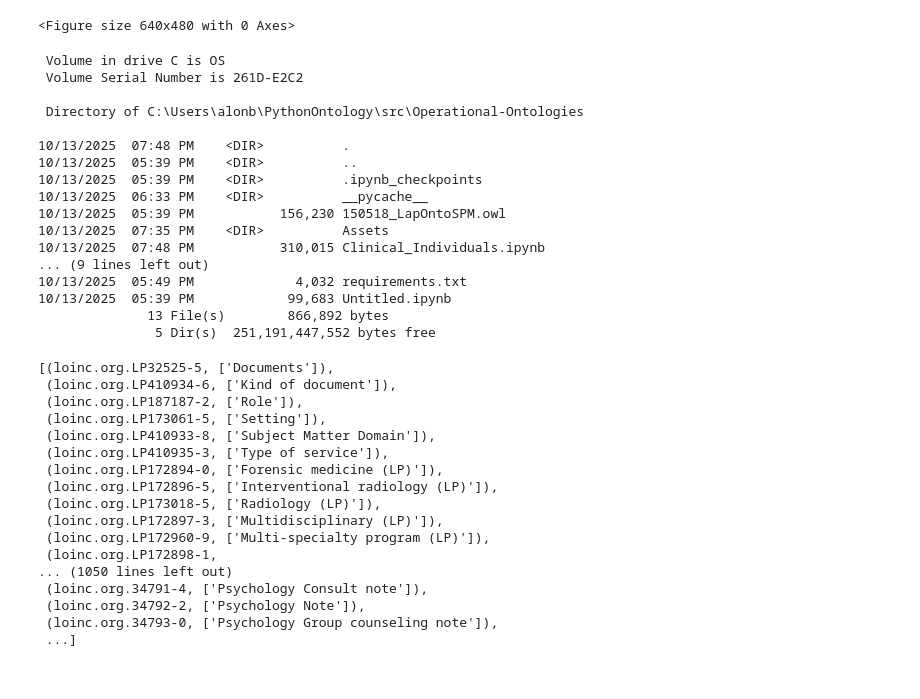
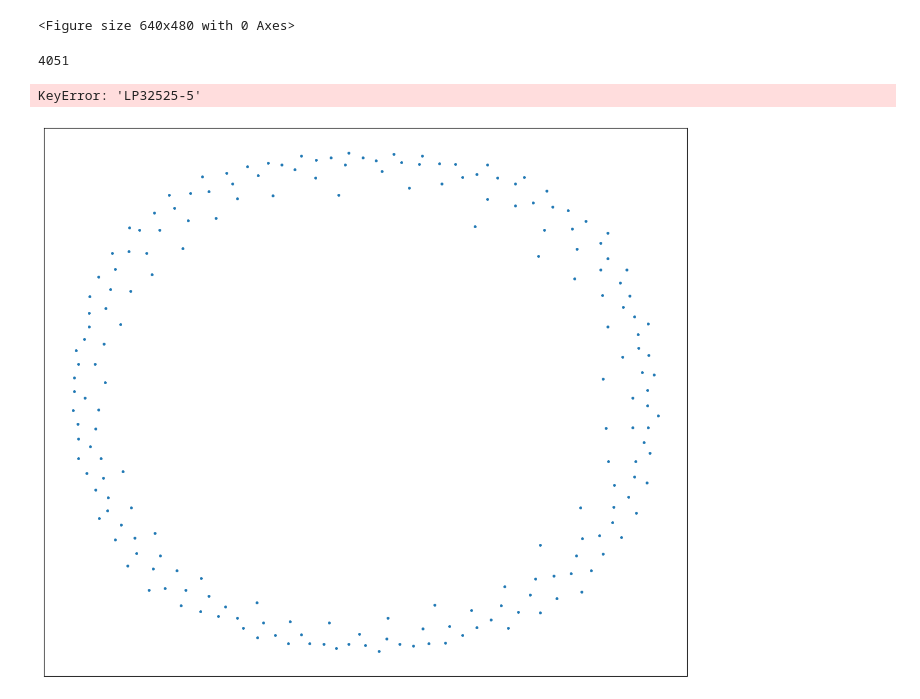
Before and after one commit to alon-benari/Operational-Ontologies, a Jupyter notebook: Clinical_Individuals.ipynb, the cells around one changed output. Drawn from its saved outputs; the diff is of its cells as text; code cells hidden in the pictures.

```diff
--- a/Clinical_Individuals.ipynb
+++ b/Clinical_Individuals.ipynb
@@ -148,22 +211,24 @@ draw_k_graph(triples)
 <Figure size 640x480 with 0 Axes>
 # %%
 
-%ls
+from owlready2 import get_ontology, onto_path
+do_ontology = get_ontology(".\\Operational-Ontologies\\Assets\\DocumentOntologyRDF.owl").load()
+
+import matplotlib.pyplot as plt
+import networkx as nx
+
+a = [cls   for cls in do_ontology.classes()] # get all classes
+es = [(c.name, c.is_a[0].name) for c in a] # get all edges
+labels = {str(cls.name):str(cls.label[0]) for cls in a}
+print(len(labels))
+# add labels to nodes
+fig, ax = plt.subplots(1,1, figsize = (14,12))
+G = nx.DiGraph()
+G.add_nodes_from(es[:200])
+pos = pos = nx.spring_layout(G)
+
+nx.draw(G,pos, font_size = 6, node_size = 6, labels = labels)
 # %% [output]
- Volume in drive C is OS
- Volume Serial Number is 261D-E2C2
-
- Directory of C:\Users\alonb\PythonOntology\src\Operational-Ontologies
-
-10/13/2025  07:48 PM    <DIR>          .
-10/13/2025  05:39 PM    <DIR>          ..
-10/13/2025  05:39 PM    <DIR>          .ipynb_checkpoints
-10/13/2025  06:33 PM    <DIR>          __pycache__
-10/13/2025  05:39 PM           156,230 150518_LapOntoSPM.owl
-10/13/2025  07:35 PM    <DIR>          Assets
-10/13/2025  07:48 PM           310,015 Clinical_Individuals.ipynb
-... (9 lines left out)
-10/13/2025  05:49 PM             4,032 requirements.txt
-10/13/2025  05:39 PM            99,683 Untitled.ipynb
-              13 File(s)        866,892 bytes
-               5 Dir(s)  251,191,447,552 bytes free
+4051
+KeyError: 'LP32525-5'
+[figure, added]
@@ -173,20 +234,0 @@ do_ontology = get_ontology(".\\Assets\\DocumentOntologyRDF.owl").load()
-# %%
-[(c, c.label) for c in list(do_ontology.classes())]
-# %% [output]
-[(loinc.org.LP32525-5, ['Documents']),
- (loinc.org.LP410934-6, ['Kind of document']),
- (loinc.org.LP187187-2, ['Role']),
- (loinc.org.LP173061-5, ['Setting']),
- (loinc.org.LP410933-8, ['Subject Matter Domain']),
- (loinc.org.LP410935-3, ['Type of service']),
- (loinc.org.LP172894-0, ['Forensic medicine (LP)']),
- (loinc.org.LP172896-5, ['Interventional radiology (LP)']),
- (loinc.org.LP173018-5, ['Radiology (LP)']),
- (loinc.org.LP172897-3, ['Multidisciplinary (LP)']),
- (loinc.org.LP172960-9, ['Multi-specialty program (LP)']),
- (loinc.org.LP172898-1,
-... (1050 lines left out)
- (loinc.org.34791-4, ['Psychology Consult note']),
- (loinc.org.34792-2, ['Psychology Note']),
- (loinc.org.34793-0, ['Psychology Group counseling note']),
- ...]
```
Also changed, not shown: parts of 17 cells of this notebook.
